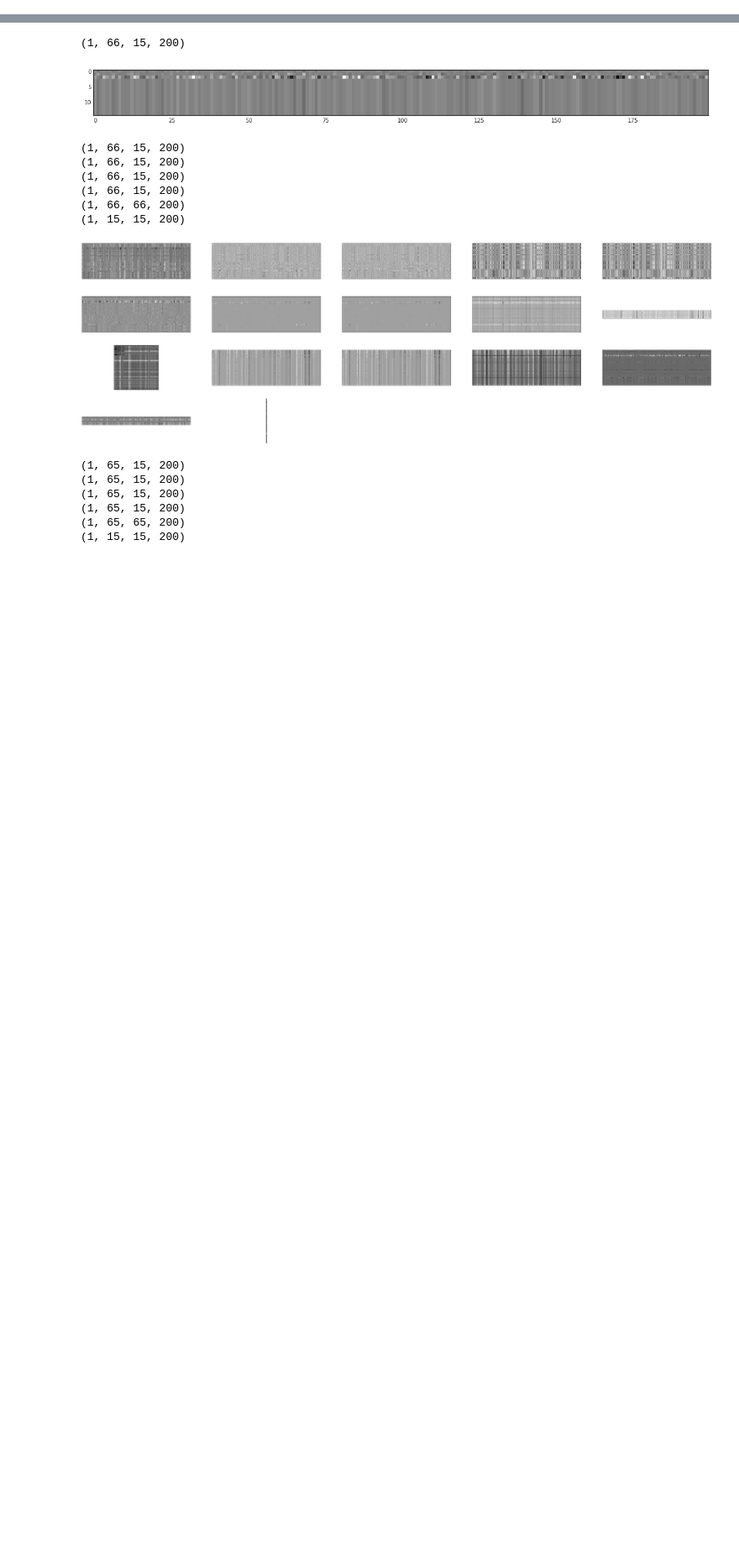
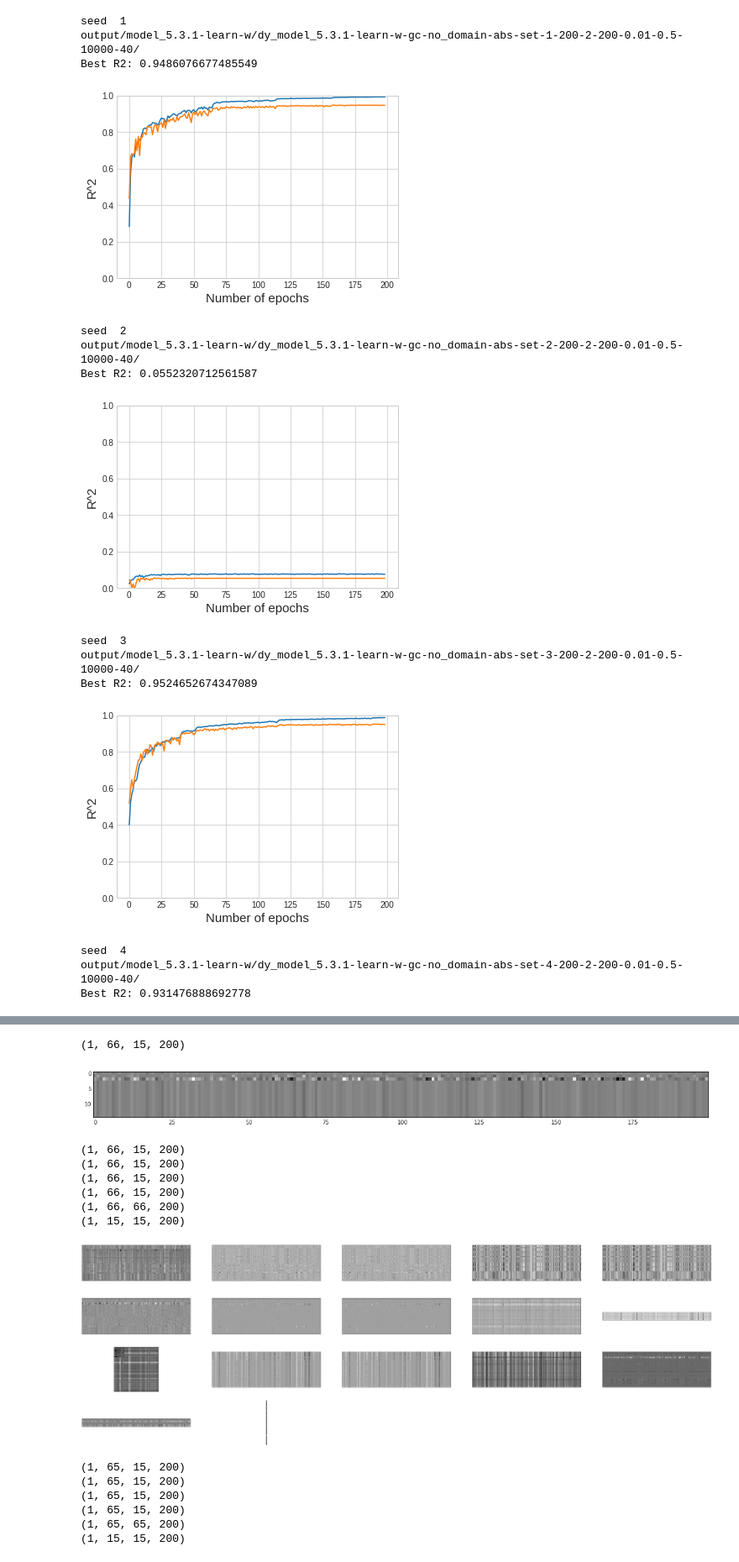
Before and after one commit to msaebi1993/yield-rxn, a Jupyter notebook: jupyter_notebooks/05_plots.ipynb, the cells around one changed output, grey strips where cells are left out. Shown at 84% size. Cells and saved outputs as stored; diff of their text form; code cells hidden in the pictures; blank space fills up the shorter version.

```diff
--- a/jupyter_notebooks/05_plots.ipynb
+++ b/jupyter_notebooks/05_plots.ipynb
@@ -25,0 +29,20 @@ image.shape[2]
+# %%
+batch_size=40;lr_decay= 0.5;lr_steps= 10000;learning_rate = 0.01
+gc='gc';domain='no_domain';Abs='abs';
+seed='3'
+model_version = 'model_5.3.1-learn-w-';
+model_dir= model_version.strip('-')+'/'
+#model_name='su_'+model_version; layers= 2;epochs= 200;hidden_size= 200
+model_name='dy_'+model_version; layers= 2;epochs= 200;hidden_size= 200
+#model_name='az_'+model_version; layers= 1;hidden_size= 100;epochs= 100;
+#model_name='az_'+model_version; layers= 3;hidden_size= 100;epochs= 100;
+
+
+
+
+params=[seed, hidden_size, layers, epochs, learning_rate, lr_decay, lr_steps,batch_size]
+model_path='output/'+model_dir+model_name+ '-'.join(map(str,[gc,domain,Abs]))+'-set-'+'-'.join(map(str,params))+'/'
+fig_path= model_path+'figs/'
+if not os.path.exists(fig_path):
+    os.makedirs(fig_path)
+print(fig_path)
@@ -25,0 +66,41 @@ image.shape[2]
+# %%
+
+best_scores=defaultdict(lambda: defaultdict(lambda: defaultdict(float)))
+seeds= [1,2,3,4,5,6,7,8,9,10]
+loss_score='scores'
+for seed in seeds:
+    print("seed ",seed)
+    params=[seed, hidden_size, layers, epochs, learning_rate, lr_decay, lr_steps,batch_size]
+    model_path='output/'+model_dir+model_name+ '-'.join(map(str,[gc,domain,Abs]))+'-set-'+'-'.join(map(str,params))+'/'
+    fig_path= model_path+'figs/'
+    if not os.path.exists(fig_path):
+        os.mkdir(fig_path)
+
+    print(model_path)
+    train_scores_fn=open(model_path+'train_'+loss_score+'.txt').readlines()
+    a = train_scores_fn[0].split(',')[:-1]
+    train_scores=[float(a[i]) for i in range(1,len(a)) ]
+
+    test_scores_fn=open(model_path+'test_'+loss_score+'.txt').readlines()
+    b= test_scores_fn[0].split(',')[:-1]
+    test_scores= [float(b[i]) for i in range(1,len(b))]
+    best_scores[model_name][lr_decay][seed]=max(test_scores)
+
+    print(f"Best R2: {max(test_scores)}")
+    pu.plot_fig_2(train_scores,test_scores,fig_path)
+# %% [output]
+seed  1
+output/model_5.3.1-learn-w/dy_model_5.3.1-learn-w-gc-no_domain-abs-set-1-200-2-200-0.01-0.5-10000-40/
+Best R2: 0.9486076677485549
+[figure, added]
+seed  2
+output/model_5.3.1-learn-w/dy_model_5.3.1-learn-w-gc-no_domain-abs-set-2-200-2-200-0.01-0.5-10000-40/
+Best R2: 0.0552320712561587
+[figure, added]
+seed  3
+output/model_5.3.1-learn-w/dy_model_5.3.1-learn-w-gc-no_domain-abs-set-3-200-2-200-0.01-0.5-10000-40/
+Best R2: 0.9524652674347089
+[figure, added]
+seed  4
+output/model_5.3.1-learn-w/dy_model_5.3.1-learn-w-gc-no_domain-abs-set-4-200-2-200-0.01-0.5-10000-40/
+Best R2: 0.931476888692778
```
Also changed, not shown: parts of 46 cells of this notebook, 2 other files.
